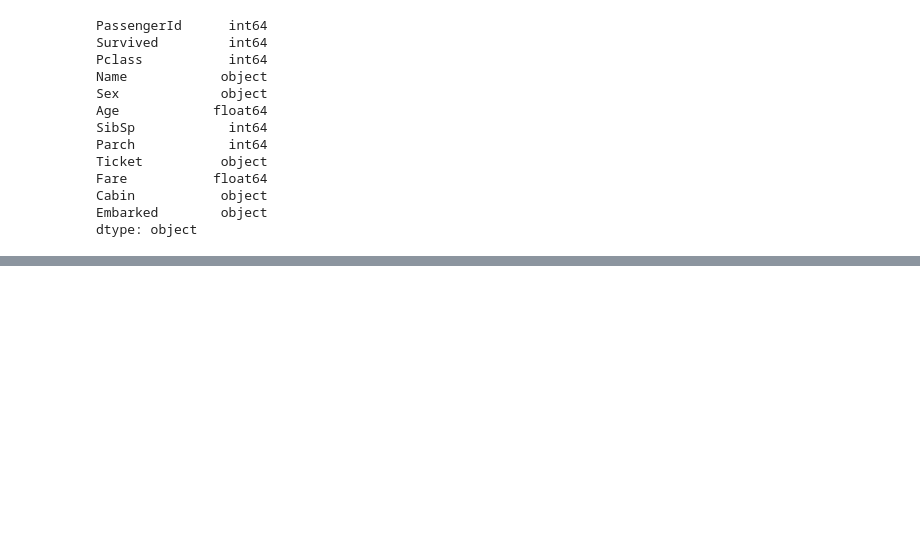
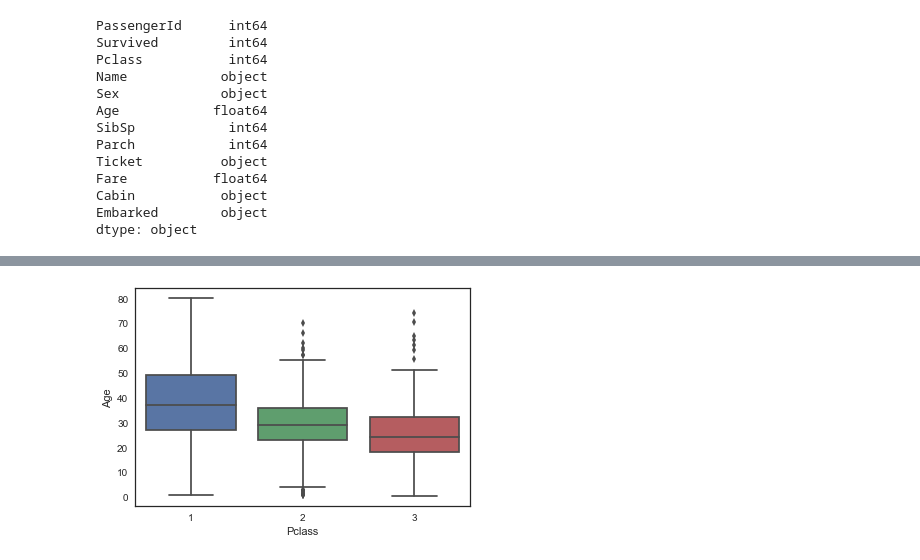
Before and after one commit to sairama/DATA-SCIENCE, a Jupyter notebook: titanic jupyter.ipynb, the cells around one changed output, grey strips where cells are left out. Drawn from its saved outputs; the diff is of its cells as text; code cells hidden in the pictures; blank space fills up the shorter version.

```diff
--- a/titanic jupyter.ipynb
+++ b/titanic jupyter.ipynb
@@ -241,0 +242,4 @@ g = g.map(sns.distplot,'Age')
+# %%
+g = sns.boxplot(y ='Age' , x  = 'Pclass', data = train)
+# %% [output]
+[figure, added]
```
Also changed, not shown: parts of 152 cells of this notebook.
